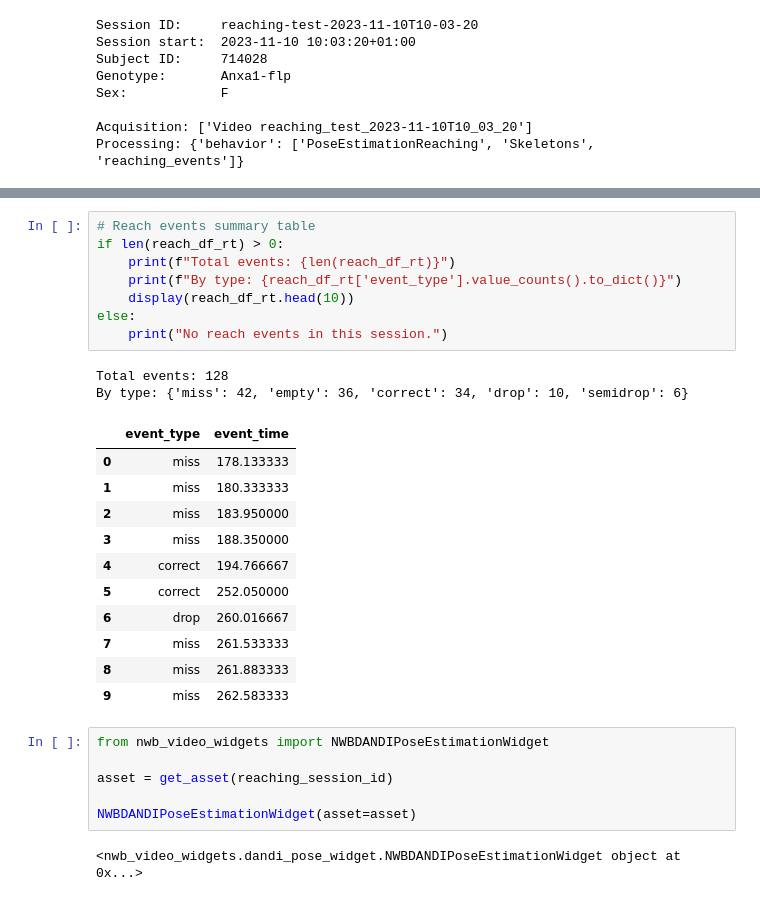
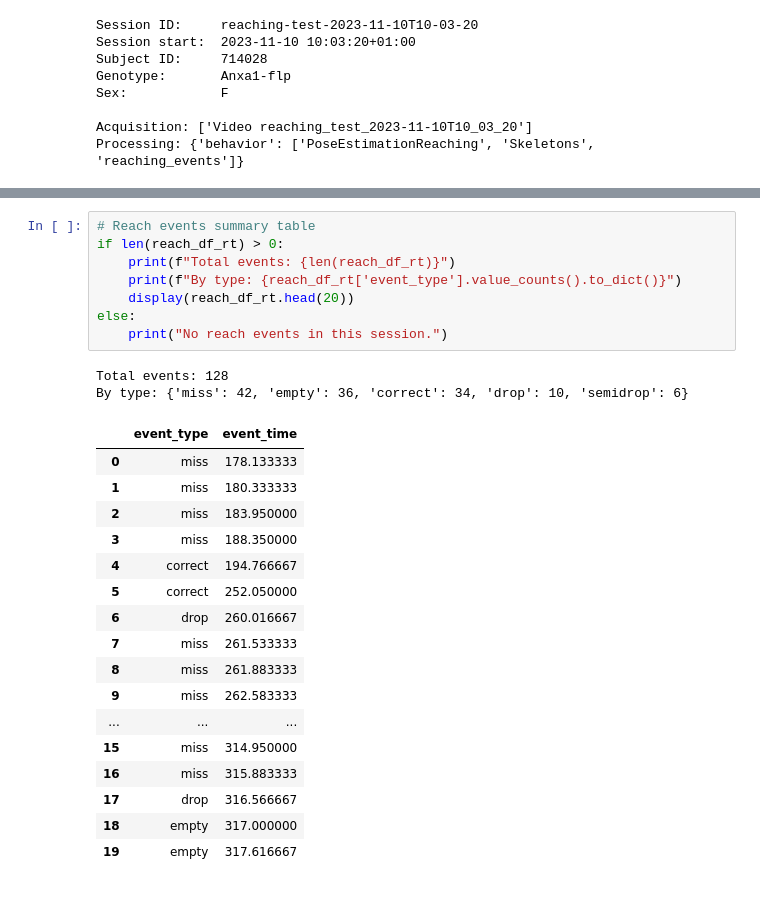
Before and after one commit to catalystneuro/meletis-lab-to-nwb, a Jupyter notebook: src/meletis_lab_to_nwb/tutorials/midway_meeting_dandi_demo.ipynb, the cells around one changed output, grey strips where cells are left out. Cells and saved outputs as stored; diff of their text form.

```diff
--- a/src/meletis_lab_to_nwb/tutorials/midway_meeting_dandi_demo.ipynb
+++ b/src/meletis_lab_to_nwb/tutorials/midway_meeting_dandi_demo.ipynb
@@ -598,30 +598,28 @@ plt.show()
 # %%
 # Reach events summary table
 if len(reach_df_rt) > 0:
     print(f"Total events: {len(reach_df_rt)}")
     print(f"By type: {reach_df_rt['event_type'].value_counts().to_dict()}")
-    display(reach_df_rt.head(10))
+    display(reach_df_rt.head(20))
 else:
     print("No reach events in this session.")
 # %% [output]
 Total events: 128
 By type: {'miss': 42, 'empty': 36, 'correct': 34, 'drop': 10, 'semidrop': 6}
 |  | event_type | event_time |
 | 0 | miss | 178.133333 |
 | 1 | miss | 180.333333 |
 | 2 | miss | 183.950000 |
 | 3 | miss | 188.350000 |
 | 4 | correct | 194.766667 |
 | 5 | correct | 252.050000 |
 | 6 | drop | 260.016667 |
 | 7 | miss | 261.533333 |
 | 8 | miss | 261.883333 |
 | 9 | miss | 262.583333 |
+| ... | ... | ... |
+| 15 | miss | 314.950000 |
+| 16 | miss | 315.883333 |
+| 17 | drop | 316.566667 |
+| 18 | empty | 317.000000 |
+| 19 | empty | 317.616667 |
-# %%
-from nwb_video_widgets import NWBDANDIPoseEstimationWidget
-
-asset = get_asset(reaching_session_id)
-
-NWBDANDIPoseEstimationWidget(asset=asset)
-# %% [output]
-<nwb_video_widgets.dandi_pose_widget.NWBDANDIPoseEstimationWidget object at 0x...>
```
Also changed, not shown: parts of 7 cells of this notebook.
